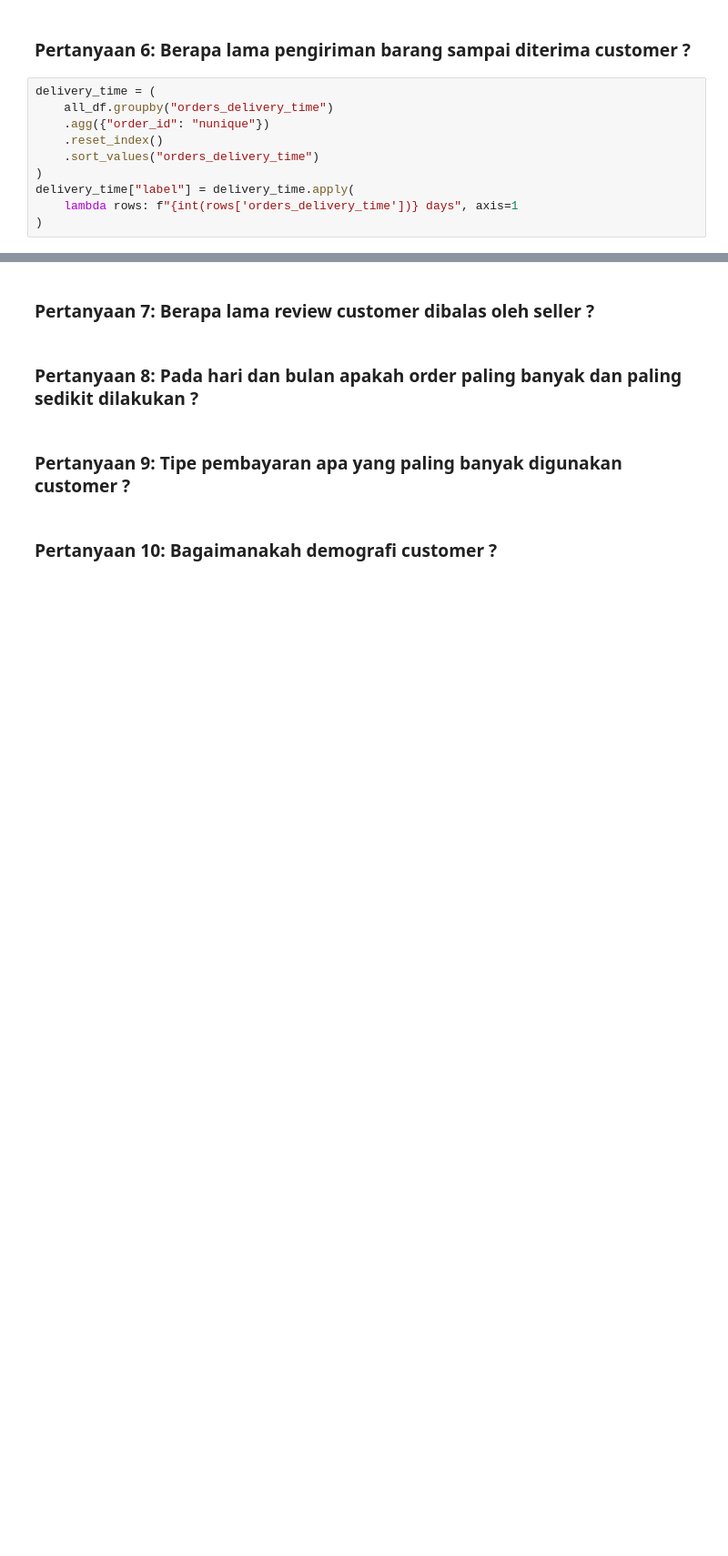
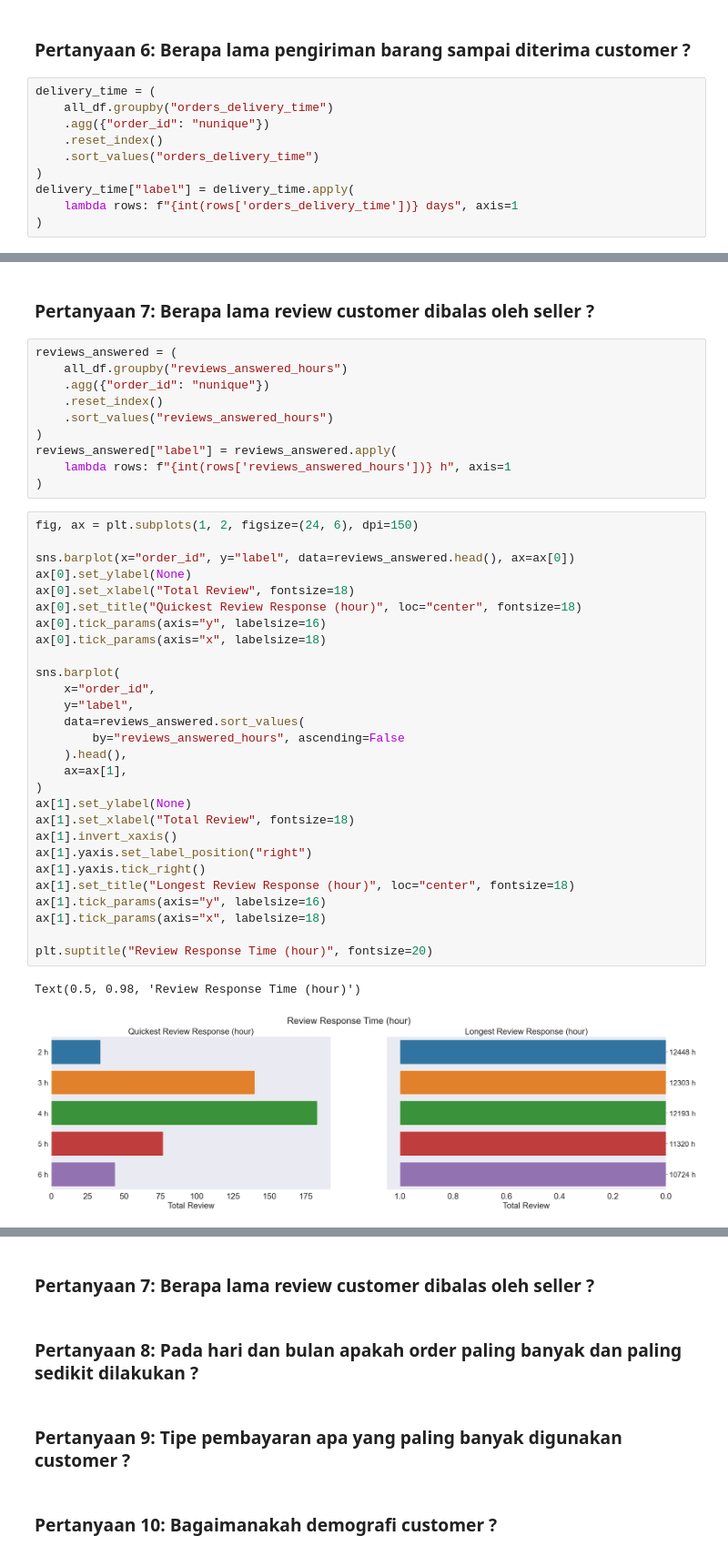
Before and after one commit to JordanMarcelino/dicoding-data-analyst, a Jupyter notebook: notebook.ipynb, the cells around one changed output, grey strips where cells are left out. Shown at 91% size. Saved outputs shown, nothing was run; the diff lists cells and outputs as text; blank space fills up the shorter version.

Commit message:
📝 Make conclusion - Answered 5 question

```diff
--- a/notebook.ipynb
+++ b/notebook.ipynb
@@ -781 +790,44 @@ plt.suptitle("Order Delivery Time (day)", fontsize=20)
 [figure]
+# %% [markdown]
+### Pertanyaan 7: Berapa lama review customer dibalas oleh seller ?
+# %%
+reviews_answered = (
+    all_df.groupby("reviews_answered_hours")
+    .agg({"order_id": "nunique"})
+    .reset_index()
+    .sort_values("reviews_answered_hours")
+)
+reviews_answered["label"] = reviews_answered.apply(
+    lambda rows: f"{int(rows['reviews_answered_hours'])} h", axis=1
+)
+# %%
+fig, ax = plt.subplots(1, 2, figsize=(24, 6), dpi=150)
+
+sns.barplot(x="order_id", y="label", data=reviews_answered.head(), ax=ax[0])
+ax[0].set_ylabel(None)
+ax[0].set_xlabel("Total Review", fontsize=18)
+ax[0].set_title("Quickest Review Response (hour)", loc="center", fontsize=18)
+ax[0].tick_params(axis="y", labelsize=16)
+ax[0].tick_params(axis="x", labelsize=18)
+
+sns.barplot(
+    x="order_id",
+    y="label",
+    data=reviews_answered.sort_values(
+        by="reviews_answered_hours", ascending=False
+    ).head(),
+    ax=ax[1],
+)
+ax[1].set_ylabel(None)
+ax[1].set_xlabel("Total Review", fontsize=18)
+ax[1].invert_xaxis()
+ax[1].yaxis.set_label_position("right")
+ax[1].yaxis.tick_right()
+ax[1].set_title("Longest Review Response (hour)", loc="center", fontsize=18)
+ax[1].tick_params(axis="y", labelsize=16)
+ax[1].tick_params(axis="x", labelsize=18)
+
+plt.suptitle("Review Response Time (hour)", fontsize=20)
+# %% [output]
+Text(0.5, 0.98, 'Review Response Time (hour)')
+[figure, added]
```
Also changed, not shown: parts of 35 cells of this notebook, 2 other files.
